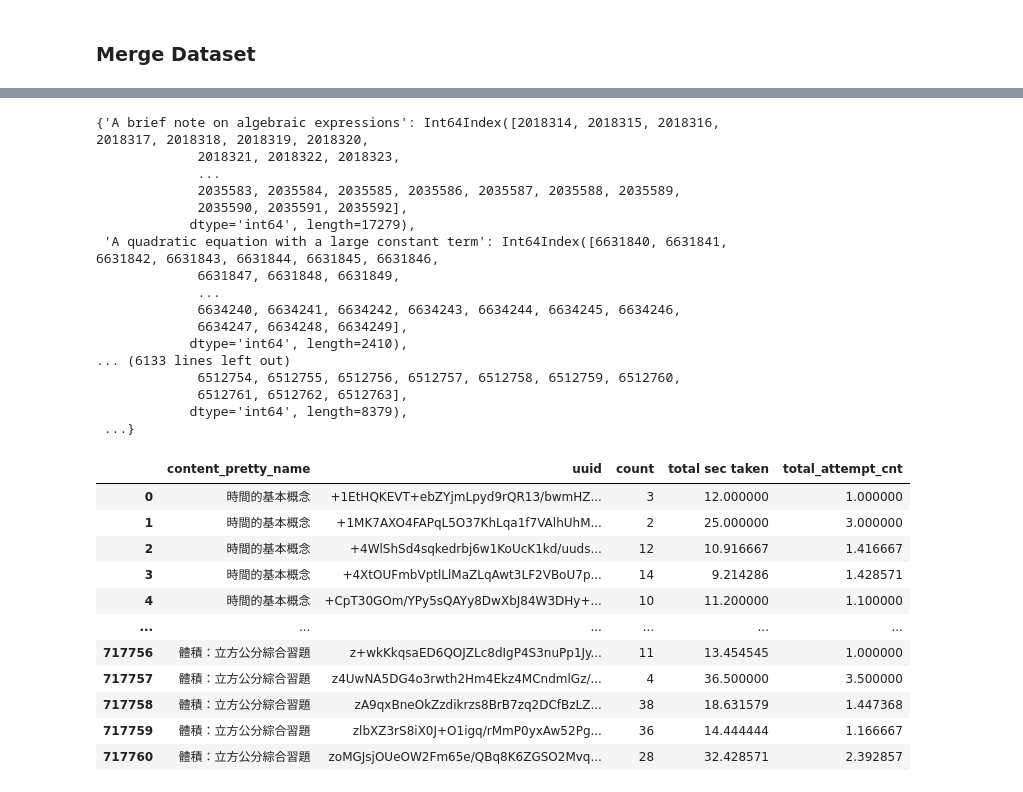
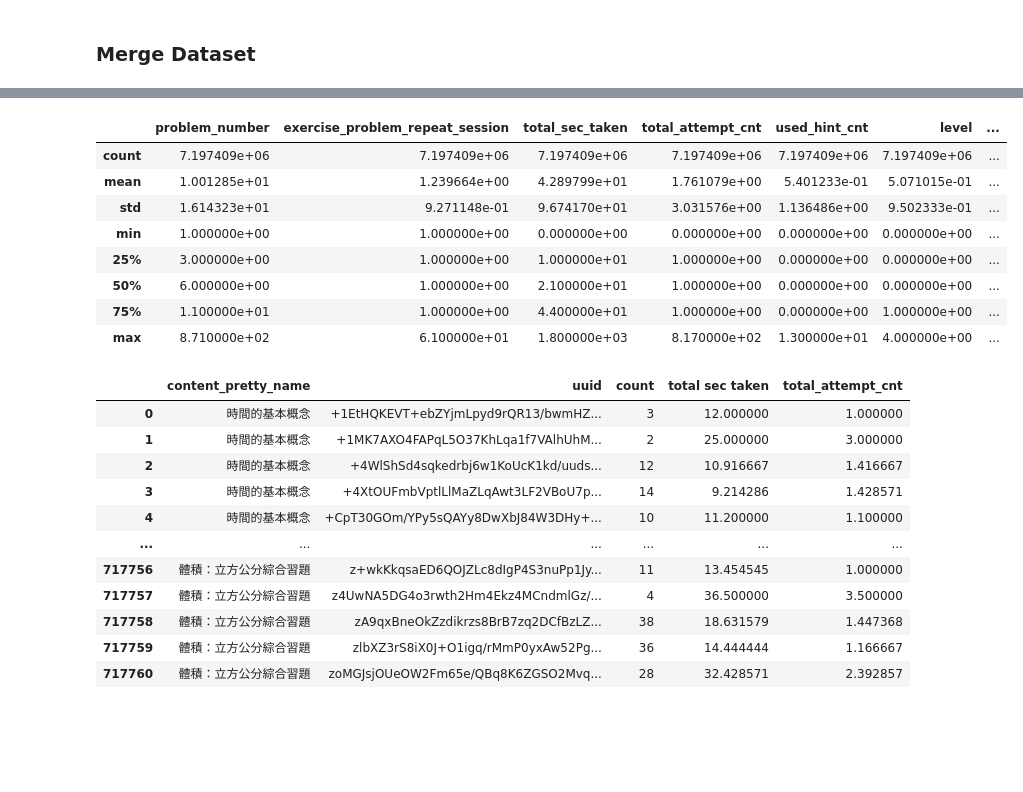
Before and after one commit to likweitan/Assessing-the-Readiness-of-HEI-in-Malaysia-to-Accept-Generation-Alpha, a Jupyter notebook: Clustering Analysis.ipynb, the cells around one changed output, grey strips where cells are left out. Cells and saved outputs as stored; diff of their text form; code cells hidden in the pictures; blank space fills up the shorter version.

```diff
--- a/Clustering Analysis.ipynb
+++ b/Clustering Analysis.ipynb
@@ -586,20 +546,12 @@ merge_df_LogProblem_InfoUser_InfoContent.head(50)
-# %%
-merge_df_LogProblem_InfoUser_InfoContent.groupby('content_pretty_name').groups
-# %% [output]
-{'A brief note on algebraic expressions': Int64Index([2018314, 2018315, 2018316, 2018317, 2018318, 2018319, 2018320,
-             2018321, 2018322, 2018323,
-             ...
-             2035583, 2035584, 2035585, 2035586, 2035587, 2035588, 2035589,
-             2035590, 2035591, 2035592],
-            dtype='int64', length=17279),
- 'A quadratic equation with a large constant term': Int64Index([6631840, 6631841, 6631842, 6631843, 6631844, 6631845, 6631846,
-             6631847, 6631848, 6631849,
-             ...
-             6634240, 6634241, 6634242, 6634243, 6634244, 6634245, 6634246,
-             6634247, 6634248, 6634249],
-            dtype='int64', length=2410),
-... (6133 lines left out)
-             6512754, 6512755, 6512756, 6512757, 6512758, 6512759, 6512760,
-             6512761, 6512762, 6512763],
-            dtype='int64', length=8379),
- ...}
+# %%
+merge_df_LogProblem_InfoUser_InfoContent.describe()
+# %% [output]
+|  | problem_number | exercise_problem_repeat_session | total_sec_taken | total_attempt_cnt | used_hint_cnt | level | ... |
+| count | 7.197409e+06 | 7.197409e+06 | 7.197409e+06 | 7.197409e+06 | 7.197409e+06 | 7.197409e+06 | ... |
+| mean | 1.001285e+01 | 1.239664e+00 | 4.289799e+01 | 1.761079e+00 | 5.401233e-01 | 5.071015e-01 | ... |
+| std | 1.614323e+01 | 9.271148e-01 | 9.674170e+01 | 3.031576e+00 | 1.136486e+00 | 9.502333e-01 | ... |
+| min | 1.000000e+00 | 1.000000e+00 | 0.000000e+00 | 0.000000e+00 | 0.000000e+00 | 0.000000e+00 | ... |
+| 25% | 3.000000e+00 | 1.000000e+00 | 1.000000e+01 | 1.000000e+00 | 0.000000e+00 | 0.000000e+00 | ... |
+| 50% | 6.000000e+00 | 1.000000e+00 | 2.100000e+01 | 1.000000e+00 | 0.000000e+00 | 0.000000e+00 | ... |
+| 75% | 1.100000e+01 | 1.000000e+00 | 4.400000e+01 | 1.000000e+00 | 0.000000e+00 | 1.000000e+00 | ... |
+| max | 8.710000e+02 | 6.100000e+01 | 1.800000e+03 | 8.170000e+02 | 1.300000e+01 | 4.000000e+00 | ... |
```
Also changed, not shown: parts of 51 cells of this notebook.
